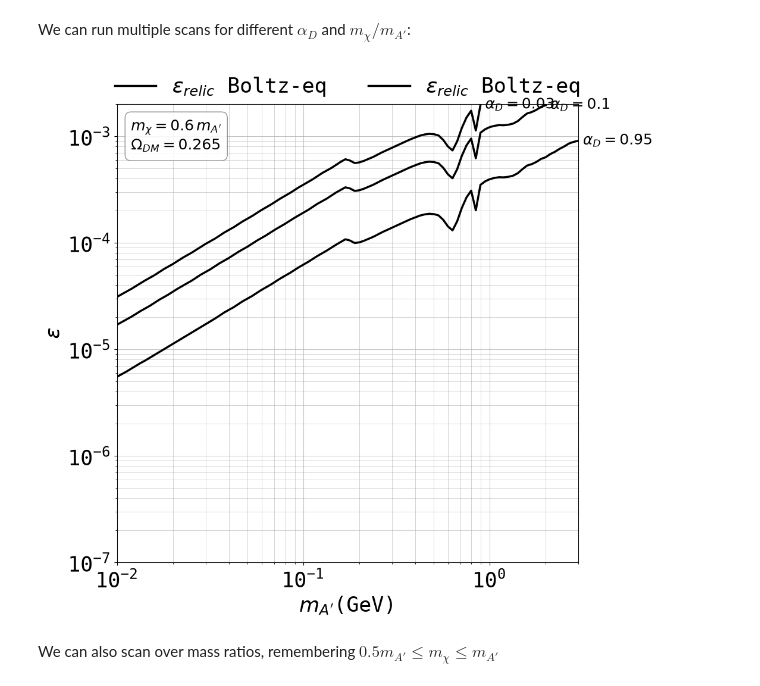
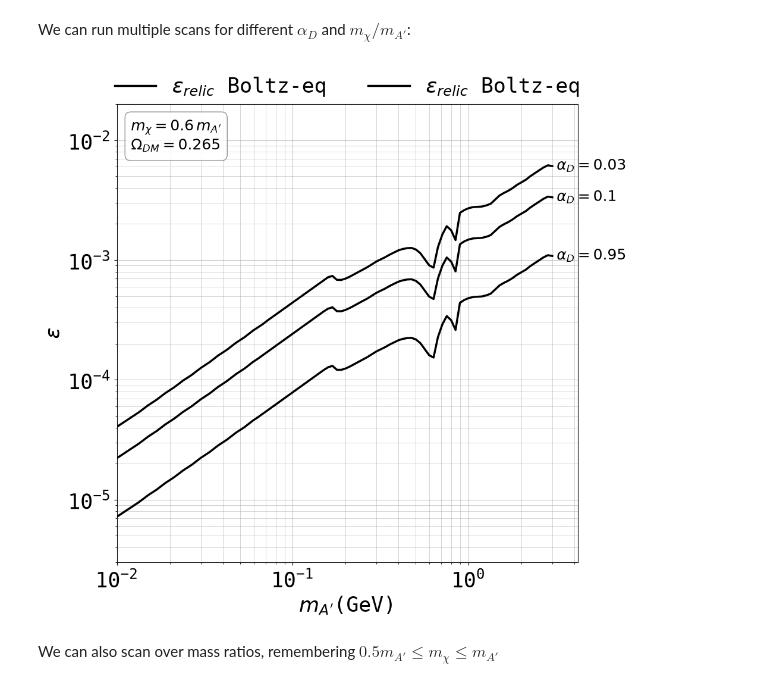
Before and after one commit to sgogoeg/bcgs_internship, a Jupyter notebook: Code/Relic_Abundance.ipynb, the cells around one changed output. Drawn from its saved outputs; the diff is of its cells as text; code cells hidden in the pictures.

```diff
--- a/Code/Relic_Abundance.ipynb
+++ b/Code/Relic_Abundance.ipynb
@@ -1641,18 +1641,27 @@ plt.show()
 ### Boltzmann equation scans for multiple parameters
 # %% [markdown]
 We can run multiple scans for different $\alpha_D$ and $m_\chi/m_{A'}$:
+# %%
+### The alphaD = 0.1 baseline again, with the exact thermal average, so all
+### three curves below share one treatment.
+
+eps_relic1m, scan_info1m = scan_relic_line(ma_scan1, 1e-7, 2e-2,
+                                           alphaD=0.1, mchi_over_ma=0.6,
+                                           omega_fun=omega_of_gg)
 # %%
 ma_scan2 = np.logspace(np.log10(1e-2), np.log10(3.0), 100)
-vare_lo2, vare_hi2 = 1e-7, 2e-3
+vare_lo2, vare_hi2 = 1e-7, 2e-2
 
 eps_relic2, scan_info2 = scan_relic_line(ma_scan2, vare_lo2, vare_hi2,
-                                       alphaD=0.95, mchi_over_ma=0.6)
+                                         alphaD=0.95, mchi_over_ma=0.6,
+                                         omega_fun=omega_of_gg)
 # %%
 ma_scan3 = np.logspace(np.log10(1e-2), np.log10(3.0), 100)
-vare_lo3, vare_hi3 = 1e-5, 2e-3
+vare_lo3, vare_hi3 = 1e-7, 2e-2
 
 eps_relic3, scan_info3 = scan_relic_line(ma_scan3, vare_lo3, vare_hi3,
-                                       alphaD=0.03, mchi_over_ma=0.6)
+                                         alphaD=0.03, mchi_over_ma=0.6,
+                                         omega_fun=omega_of_gg)
 # %%
 # Creating a plot:
 
@@ -1674,7 +1683,7 @@ ax.grid(True, which='minor', linestyle='-', linewidth=0.5, alpha=0.75)
 
 ax.set_axisbelow(True) # Ensure grid is below data
 
-plt.plot(ma_scan1, eps_relic1, color = 'black', linewidth = 2.5, label = r"$\varepsilon_{relic}$ Boltz-eq")
+plt.plot(ma_scan1, eps_relic1m, color = 'black', linewidth = 2.5, label = r"$\varepsilon_{relic}$ Boltz-eq")
 
 plt.plot(ma_scan2, eps_relic2, color = 'black', linewidth = 2.5, label = r"$\varepsilon_{relic}$ Boltz-eq")
 
@@ -1682,15 +1691,15 @@ plt.plot(ma_scan3, eps_relic3, color = 'black', linewidth = 2.5, label = r"$\var
 
 # The parameters that were held fixed rather than scanned over.
 
-relic_curves = [(ma_scan1, eps_relic1, scan_info1),
+relic_curves = [(ma_scan1, eps_relic1m, scan_info1m),
                 (ma_scan2, eps_relic2, scan_info2),
                 (ma_scan3, eps_relic3, scan_info3)]
 
 fixed_ratio = {info_i["mchi_over_ma"] for _, _, info_i in relic_curves}
 
 ax.text(0.03, 0.97,
-        "\n".join([r"$m_\chi = %g\, m_{A'}$" % scan_info1["mchi_over_ma"],
-                   r"$\Omega_{DM} = %g$" % scan_info1["target"]]),
+        "\n".join([r"$m_\chi = %g\, m_{A'}$" % scan_info1m["mchi_over_ma"],
+                   r"$\Omega_{DM} = %g$" % scan_info1m["target"]]),
         transform = ax.transAxes, va = 'top', ha = 'left', fontsize = 18,
         bbox = dict(boxstyle = 'round,pad=0.4', facecolor = 'white',
                     edgecolor = '#7e7e7e', alpha = 0.85))
@@ -1705,37 +1714,37 @@ for ma_i, eps_i, info_i in relic_curves:
                 r"$\alpha_D = %g$" % info_i["alphaD"],
                 va = 'center', ha = 'left', fontsize = 18)
 
 # Setting a costumised legend:
 handles, labels = ax.get_legend_handles_labels() # get all legend items
 desired_order = [0, 1]  # change the order of legend elements
 
 ax.legend(
     [handles[i] for i in desired_order],
     [labels[i] for i in desired_order],
     loc = 'upper center',
     bbox_to_anchor = (0.5, 1.10),  # center top, above axes
     ncol = 4,                      # spread horizontally
     frameon = False                # removes legend border
 )
 
 # Define how much to zoom out from the data plotting range (cm):
 x_min = 1e-2
-x_max = 3
+x_max = 4.2
 x_range = x_max - x_min
 
-y_min = 1e-7
-y_max = 2e-3
+y_min = 3e-6
+y_max = 2e-2
 y_range = y_max - y_min
 
 # Set the new plotting limits explicitly
 ax.set_xbound(x_min, x_max)
 ax.set_ybound(y_min, y_max)
 
 # Save and show the figure:
 plt.savefig("figures/relic_abundance_scan_1.pdf", bbox_inches='tight')
 plt.show()
 # %% [output]
-[figure, old version]
+[figure, new version]
 # %% [markdown]
 We can also scan over mass ratios, remembering $0.5 m_{A'} \leq m_\chi \leq m_{A'}$
 # %%
```
Also changed, not shown: parts of 19 cells of this notebook, 16 other files.
